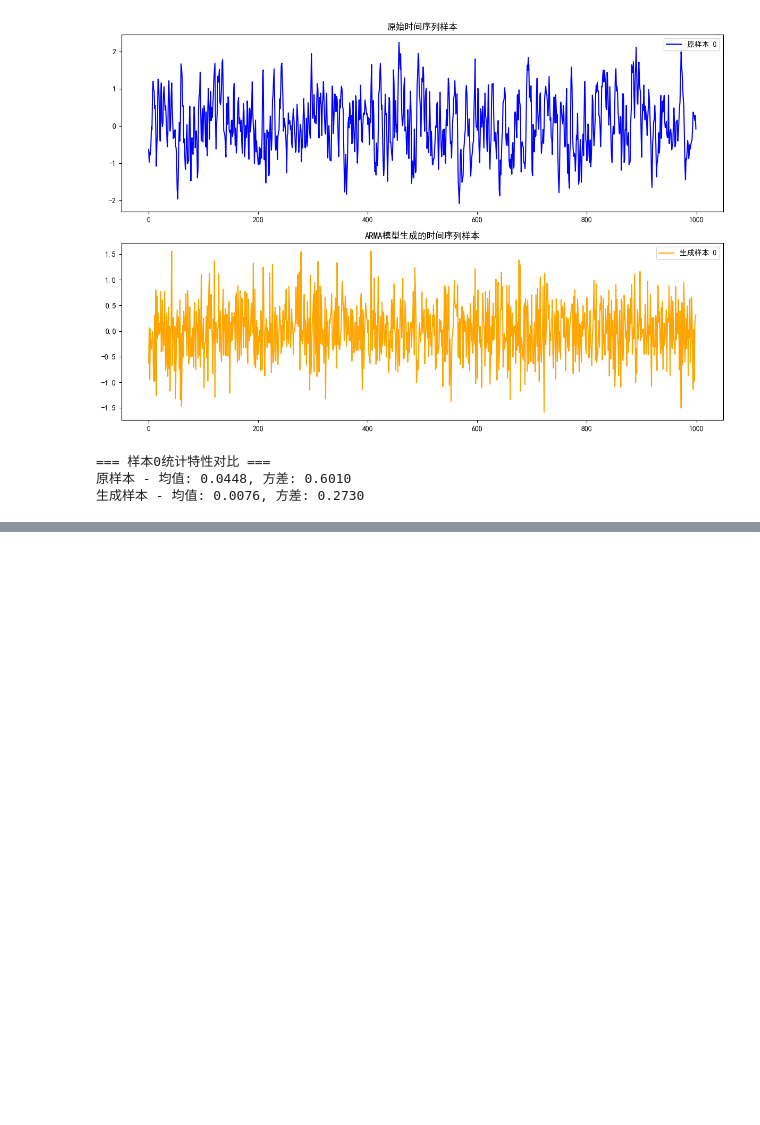
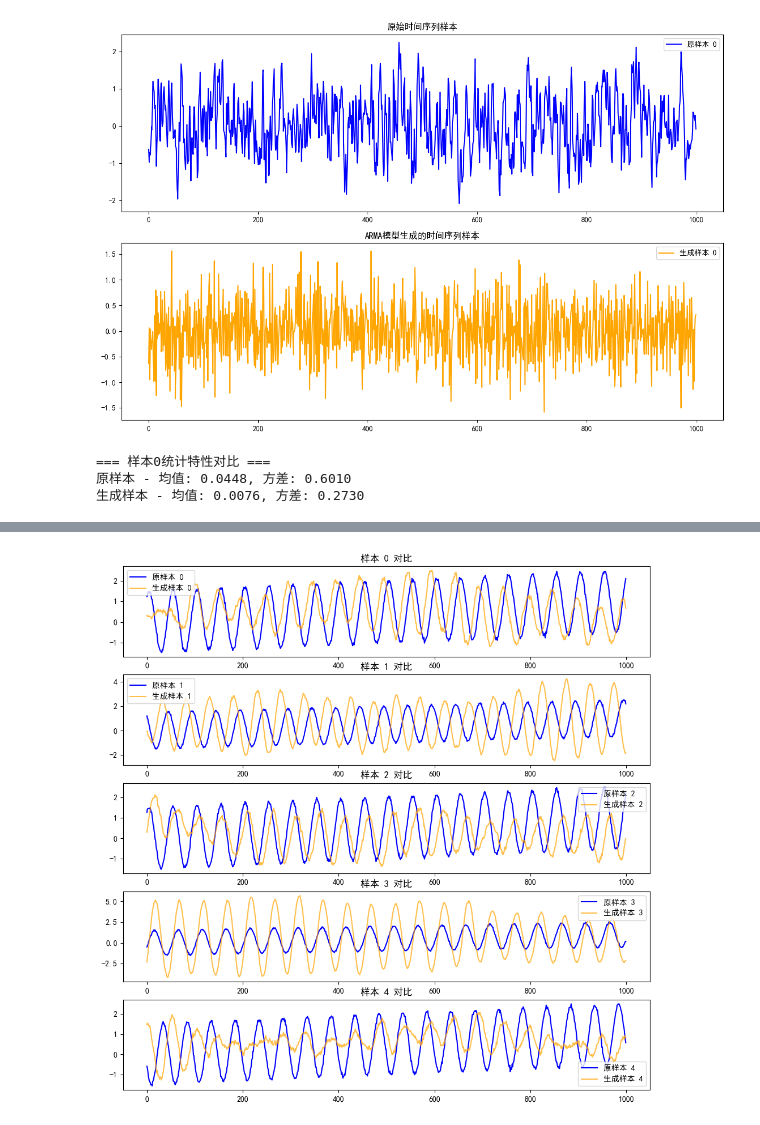
Before and after one commit to wwhenxuan/S2Generator, a Jupyter notebook: examples/19-arma_generator.ipynb, the cells around one changed output, grey strips where cells are left out. Saved outputs shown, nothing was run; the diff lists cells and outputs as text; code cells hidden in the pictures; blank space fills up the shorter version.

```diff
--- a/examples/19-arma_generator.ipynb
+++ b/examples/19-arma_generator.ipynb
@@ -241,0 +468,10 @@ ADF检验p值: 0.0000
+# %%
+fig, ax = plt.subplots(5, 1, figsize=(12, 12))
+
+for i in range(5):
+    ax[i].plot(nonstationary_samples[i], label=f"原样本 {i}", color="blue")
+    ax[i].plot(generated_samples[i], label=f"生成样本 {i}", color="orange", alpha=0.7)
+    ax[i].set_title(f"样本 {i} 对比")
+    ax[i].legend()
+# %% [output]
+[figure, added]
```
Also changed, not shown: parts of 3 cells of this notebook, 1 other file.
